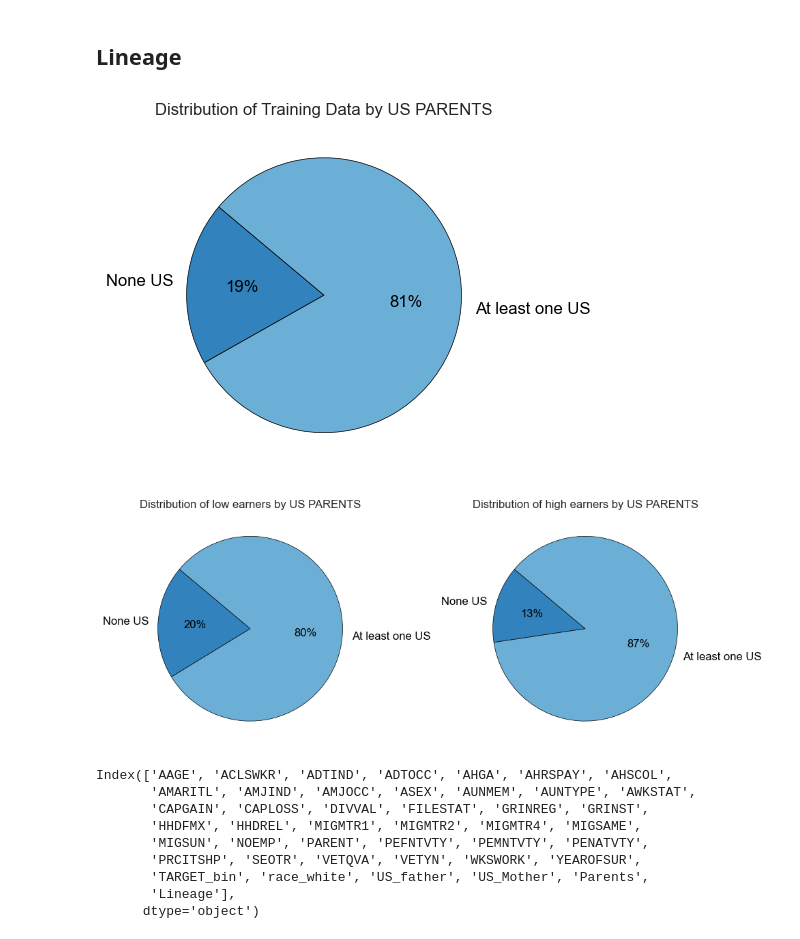
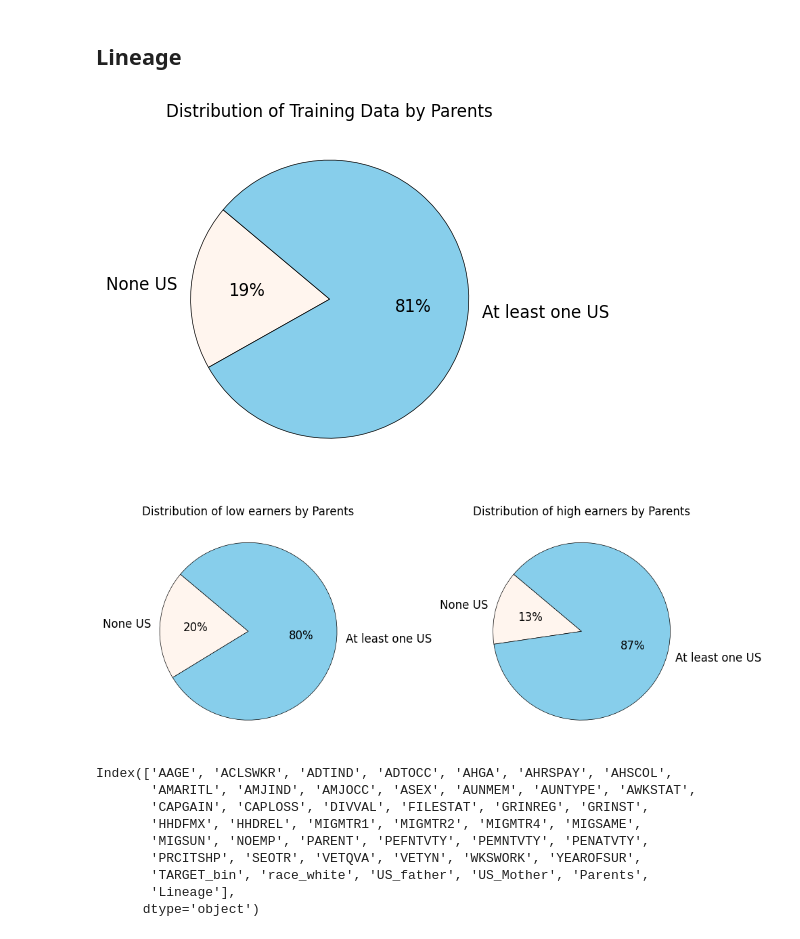
Before and after one commit to jedwingrove/US_census_income_task, a Jupyter notebook: Notebooks/WIP.ipynb, the cells around one changed output. Drawn from its saved outputs; the diff is of its cells as text; code cells hidden in the pictures.

```diff
--- a/Notebooks/WIP.ipynb
+++ b/Notebooks/WIP.ipynb
@@ -131,8 +131,8 @@ print('no. of duplicated samples = ',len(dupes))
 print('---- Before removing dupes ----')
 print('Train: n=', len(train_data), 'Test: n=',  len(test_data))
 # save the cleaned datasets
-train_data=train_data.drop_duplicates()
-test_data=test_data.drop_duplicates()
+train_data=train_data.drop_duplicates(keep='first')
+test_data=test_data.drop_duplicates(keep='first')
 
 print('---- After removing dupes ----')
 print('Train: n=', len(train_data), 'Test: n=',  len(test_data))
@@ -582,7 +592,7 @@ train_data=df.copy()
 test_data=df_test.copy()
 # %%
 feature='Lineage'
-feature_name='US PARENTS'
+feature_name='Parents'
 high_earner_data, low_earner_data=update_earners_train(df)
 
 # whole dataset
@@ -597,13 +607,14 @@ category_counts_high = high_earner_data[feature].value_counts().sort_index()
 # Create subplots
 fig, axes = plt.subplots(1, 1, figsize=(8, 4))  # 1 row, 1 columns
 labels=['None US', 'At least one US']
+colors=[ 'seashell','skyblue']
 #pie chart for all earners
 axes.pie(
     category_counts,
     labels=labels,
     autopct='%1.0f%%',
     startangle=140,
-    colors=plt.cm.tab20c.colors,
+    colors=colors,
     textprops={'fontsize': 12, 'color': 'black'},
     wedgeprops={'edgecolor': 'black', 'linewidth': 0.5},
     labeldistance=1.1,
@@ -621,37 +632,37 @@ fig, axes = plt.subplots(1, 2, figsize=(10, 5))  # 1 row, 2 columns
 axes[0].pie(
     category_counts_low,
     labels=labels,
     autopct='%1.0f%%',
     startangle=140,
-    colors=plt.cm.tab20c.colors,
+    colors=colors,
     textprops={'fontsize': 12, 'color': 'black'},
     wedgeprops={'edgecolor': 'black', 'linewidth': 0.5},
     labeldistance=1.1,
     pctdistance=0.6
 
 )
 axes[0].set_title("Distribution of low earners by %s" % feature_name)
 
 # Pie chart for high earners
 axes[1].pie(
     category_counts_high,
     labels=labels,
     autopct='%1.0f%%',
     startangle=140,
-    colors=plt.cm.tab20c.colors,
+    colors=colors,
     textprops={'fontsize': 12, 'color': 'black'},
     wedgeprops={'edgecolor': 'black', 'linewidth': 0.5},
     labeldistance=1.1,
     pctdistance=0.6
 )
 axes[1].set_title("Distribution of high earners by %s" % feature_name)
 
 # Adjust layout
 plt.tight_layout()
 plt.show()
 # %% [output]
-[figure, old version]
+[figure, new version]
-[figure, old version]
+[figure, new version]
 # %%
 train_data.columns
 # %% [output]
```
Also changed, not shown: parts of 16 cells of this notebook.
